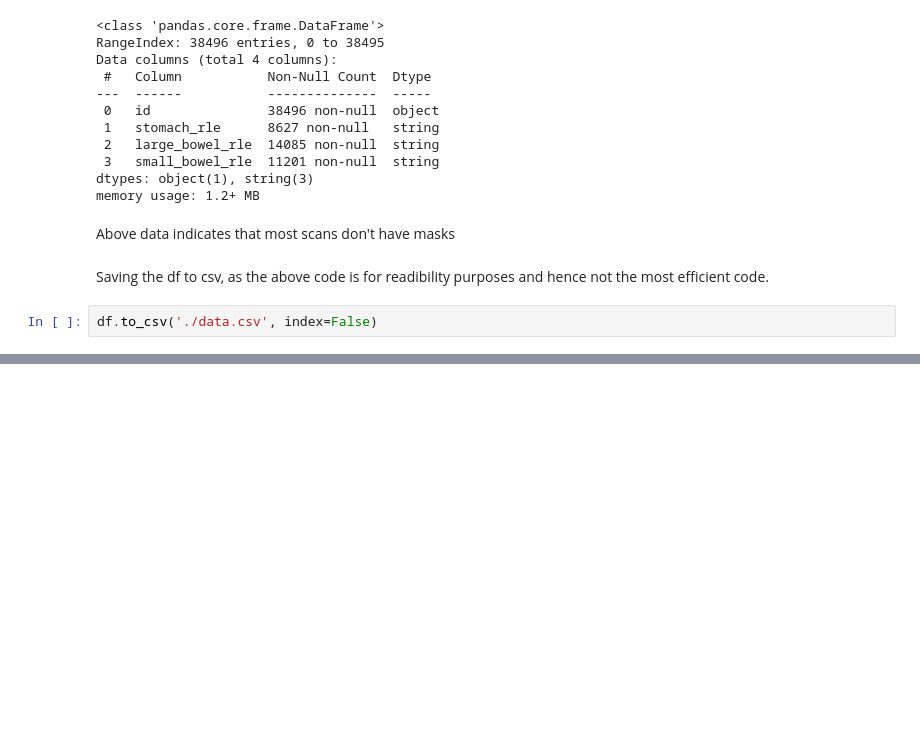
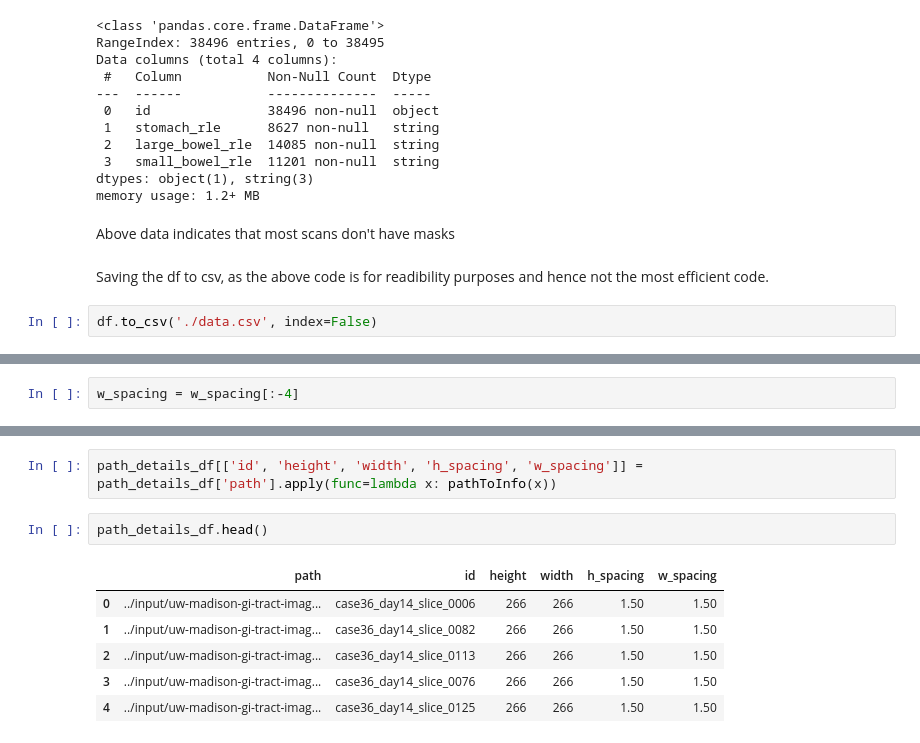
Before and after one commit to pri1311/UWM-GI-Tract-Image-Segmentation, a Jupyter notebook: getting-started-understanding-data.ipynb, the cells around one changed output, grey strips where cells are left out. Drawn from its saved outputs; the diff is of its cells as text; blank space fills up the shorter version.

```diff
--- a/getting-started-understanding-data.ipynb
+++ b/getting-started-understanding-data.ipynb
@@ -301,0 +352,2 @@ df.to_csv('./data.csv', index=False)
+# %%
+w_spacing = w_spacing[:-4]
@@ -301,0 +392,11 @@ df.to_csv('./data.csv', index=False)
+# %%
+path_details_df[['id', 'height', 'width', 'h_spacing', 'w_spacing']] = path_details_df['path'].apply(func=lambda x: pathToInfo(x))
+# %%
+path_details_df.head()
+# %% [output]
+|  | path | id | height | width | h_spacing | w_spacing |
+| 0 | ../input/uw-madison-gi-tract-imag... | case36_day14_slice_0006 | 266 | 266 | 1.50 | 1.50 |
+| 1 | ../input/uw-madison-gi-tract-imag... | case36_day14_slice_0082 | 266 | 266 | 1.50 | 1.50 |
+| 2 | ../input/uw-madison-gi-tract-imag... | case36_day14_slice_0113 | 266 | 266 | 1.50 | 1.50 |
+| 3 | ../input/uw-madison-gi-tract-imag... | case36_day14_slice_0076 | 266 | 266 | 1.50 | 1.50 |
+| 4 | ../input/uw-madison-gi-tract-imag... | case36_day14_slice_0125 | 266 | 266 | 1.50 | 1.50 |
```
Also changed, not shown: parts of 28 cells of this notebook.
